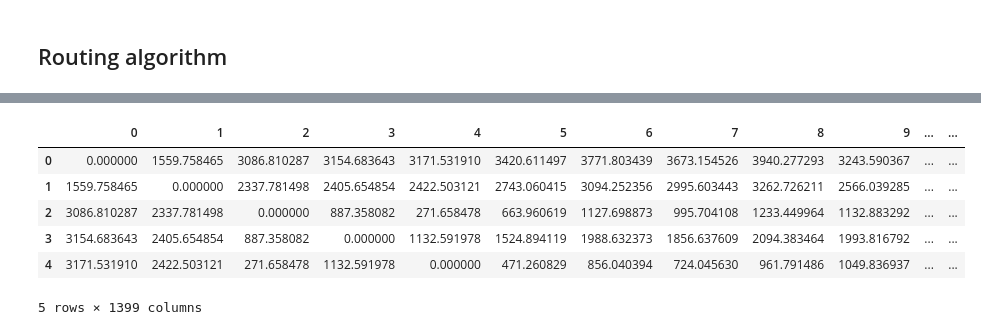
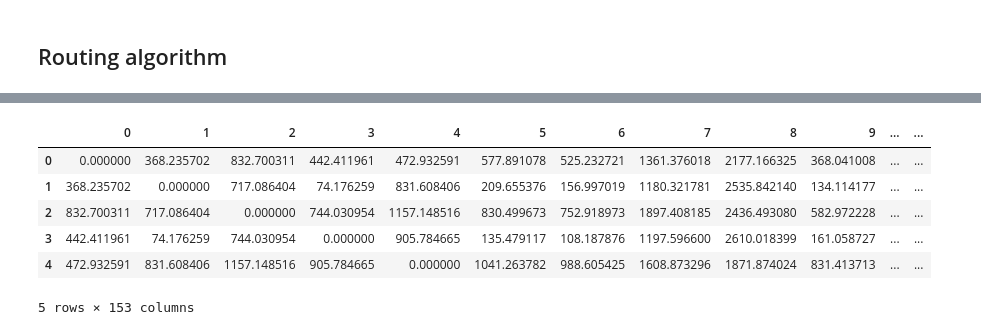
Before and after one commit to hishamsajid/blog-walking-tour, a Jupyter notebook: notebooks/eda.ipynb, the cells around one changed output, grey strips where cells are left out. Cells and saved outputs as stored; diff of their text form; code cells hidden in the pictures.

```diff
--- a/notebooks/eda.ipynb
+++ b/notebooks/eda.ipynb
@@ -327,3 +330,16 @@ n_gdf.head()
 | 3 | 8819682531fffff | OPERATIONAL | POINT (52.39611 4.63583) | https://maps.gstatic.com/mapfiles... | #4DB546 | https://maps.gstatic.com/mapfiles... | Haarlemmer Kweektuin | ... |
 | 4 | 8819682533fffff | OPERATIONAL | POINT (52.38925 4.63794) | https://maps.gstatic.com/mapfiles... | #4DB546 | https://maps.gstatic.com/mapfiles... | De Bolwerken | ... |
 5 rows × 21 columns
+# %%
+# Filtering for only relevant types and ratings
+
+filtered_type_list = ['tourist_attraction','cafe','museum','art_gallery','park']
+user_total_ratings = 10
+rating = 3
+
+filtered_n_gdf = n_gdf[(n_gdf['user_ratings_total']>=user_total_ratings) &
+                        (n_gdf['rating']>=rating) &
+                        (n_gdf['types'].apply(lambda x: any([i in x for i in filtered_type_list])))]
+filtered_n_gdf = filtered_n_gdf.sort_values(by='user_ratings_total',ascending=False)
+filtered_n_gdf = filtered_n_gdf.reset_index(drop=True)
+filtered_n_gdf.shape
@@ -340,7 +360,7 @@ ox.plot_graph(G, node_size=0, edge_color='black', edge_linewidth=0.5, bgcolor='w
 # %%
 # calculate distance matrix using OSM
-n_gdf['nearest_node'] = ox.distance.nearest_nodes(G, n_gdf.lng, n_gdf.lat)
-node_ids = n_gdf['nearest_node'].to_list()
+filtered_n_gdf['nearest_node'] = ox.distance.nearest_nodes(G, filtered_n_gdf.lng, filtered_n_gdf.lat)
+node_ids = filtered_n_gdf['nearest_node'].to_list()
 n = len(node_ids)
 dist_matrix = np.zeros((n, n))
 for i, src in enumerate(node_ids):
@@ -350,16 +370,16 @@ for i, src in enumerate(node_ids):
         if tgt in lengths:
             dist_matrix[i, j] = lengths.get(tgt, np.inf)
 # %%
-dist_matrix_df = pd.DataFrame(dist_matrix, index=n_gdf.index, columns=n_gdf.index)
+dist_matrix_df = pd.DataFrame(dist_matrix, index=filtered_n_gdf.index, columns=filtered_n_gdf.index)
 dist_matrix_df.head()
 # %% [output]
 |  | 0 | 1 | 2 | 3 | 4 | 5 | 6 | 7 | 8 | 9 | ... | ... |
-| 0 | 0.000000 | 1559.758465 | 3086.810287 | 3154.683643 | 3171.531910 | 3420.611497 | 3771.803439 | 3673.154526 | 3940.277293 | 3243.590367 | ... | ... |
-| 1 | 1559.758465 | 0.000000 | 2337.781498 | 2405.654854 | 2422.503121 | 2743.060415 | 3094.252356 | 2995.603443 | 3262.726211 | 2566.039285 | ... | ... |
-| 2 | 3086.810287 | 2337.781498 | 0.000000 | 887.358082 | 271.658478 | 663.960619 | 1127.698873 | 995.704108 | 1233.449964 | 1132.883292 | ... | ... |
-| 3 | 3154.683643 | 2405.654854 | 887.358082 | 0.000000 | 1132.591978 | 1524.894119 | 1988.632373 | 1856.637609 | 2094.383464 | 1993.816792 | ... | ... |
-| 4 | 3171.531910 | 2422.503121 | 271.658478 | 1132.591978 | 0.000000 | 471.260829 | 856.040394 | 724.045630 | 961.791486 | 1049.836937 | ... | ... |
+| 0 | 0.000000 | 368.235702 | 832.700311 | 442.411961 | 472.932591 | 577.891078 | 525.232721 | 1361.376018 | 2177.166325 | 368.041008 | ... | ... |
+| 1 | 368.235702 | 0.000000 | 717.086404 | 74.176259 | 831.608406 | 209.655376 | 156.997019 | 1180.321781 | 2535.842140 | 134.114177 | ... | ... |
+| 2 | 832.700311 | 717.086404 | 0.000000 | 744.030954 | 1157.148516 | 830.499673 | 752.918973 | 1897.408185 | 2436.493080 | 582.972228 | ... | ... |
+| 3 | 442.411961 | 74.176259 | 744.030954 | 0.000000 | 905.784665 | 135.479117 | 108.187876 | 1197.596600 | 2610.018399 | 161.058727 | ... | ... |
+| 4 | 472.932591 | 831.608406 | 1157.148516 | 905.784665 | 0.000000 | 1041.263782 | 988.605425 | 1608.873296 | 1871.874024 | 831.413713 | ... | ... |
-5 rows × 1399 columns
+5 rows × 153 columns
 # %%
 # calculcate time matrix
 walking_speed_m_per_min = 80  # average walking speed in meters per minute
```
Also changed, not shown: parts of 13 cells of this notebook, 1 other file.
